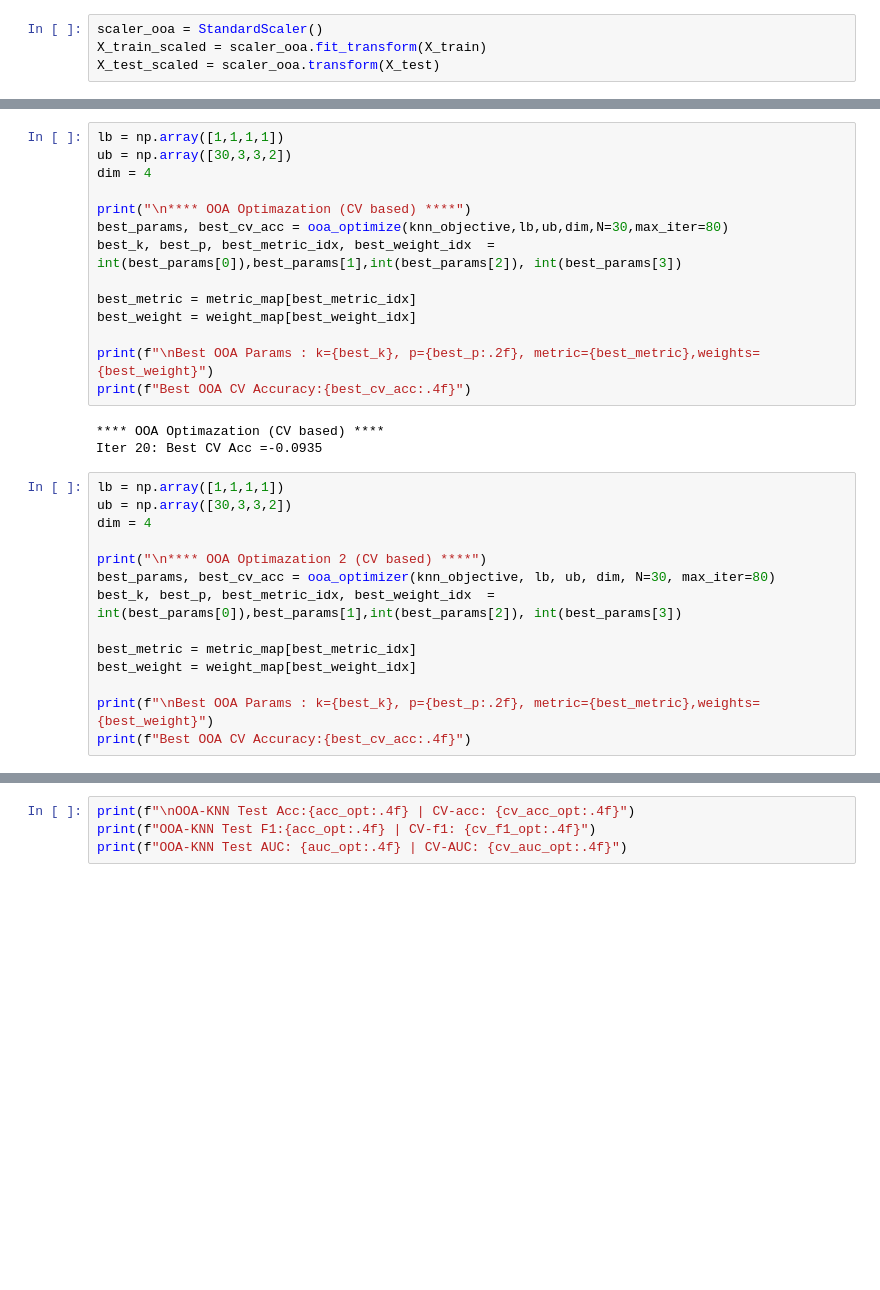
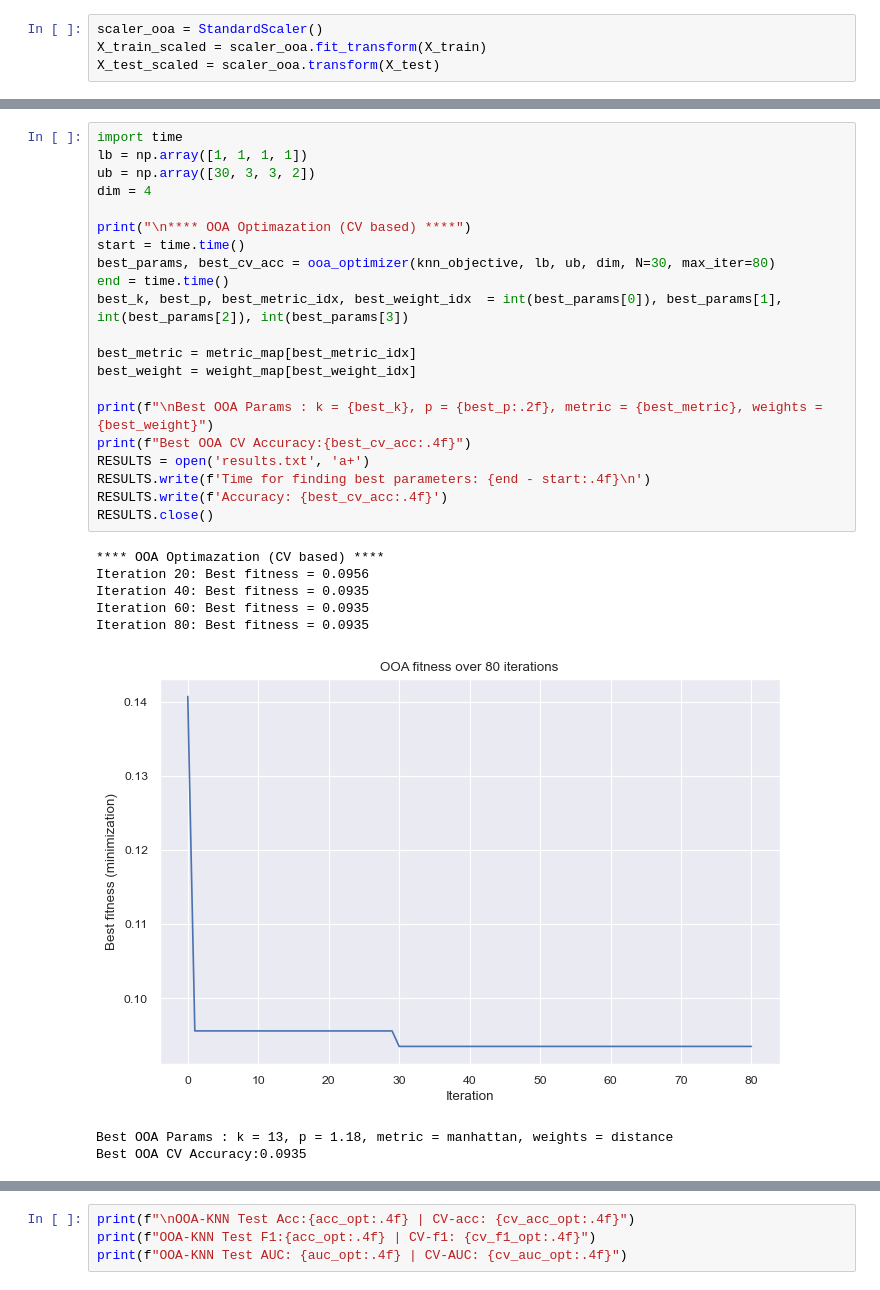
Before and after one commit to ferayame/OOA, a Jupyter notebook: scr/OOA-KNN.ipynb, the cells around one changed output, grey strips where cells are left out. Cells and saved outputs as stored; diff of their text form; blank space fills up the shorter version.

```diff
--- a/scr/OOA-KNN.ipynb
+++ b/scr/OOA-KNN.ipynb
@@ -364,32 +294,31 @@ def knn_objective(params):
 # %%
-lb = np.array([1,1,1,1])
-ub = np.array([30,3,3,2])
+import time
+lb = np.array([1, 1, 1, 1])
+ub = np.array([30, 3, 3, 2])
 dim = 4
 
 print("\n**** OOA Optimazation (CV based) ****")
-best_params, best_cv_acc = ooa_optimize(knn_objective,lb,ub,dim,N=30,max_iter=80)
-best_k, best_p, best_metric_idx, best_weight_idx  = int(best_params[0]),best_params[1],int(best_params[2]), int(best_params[3])
+start = time.time()
+best_params, best_cv_acc = ooa_optimizer(knn_objective, lb, ub, dim, N=30, max_iter=80)
+end = time.time()
+best_k, best_p, best_metric_idx, best_weight_idx  = int(best_params[0]), best_params[1], int(best_params[2]), int(best_params[3])
 
 best_metric = metric_map[best_metric_idx]
 best_weight = weight_map[best_weight_idx]
 
-print(f"\nBest OOA Params : k={best_k}, p={best_p:.2f}, metric={best_metric},weights={best_weight}")
+print(f"\nBest OOA Params : k = {best_k}, p = {best_p:.2f}, metric = {best_metric}, weights = {best_weight}")
 print(f"Best OOA CV Accuracy:{best_cv_acc:.4f}")
+RESULTS = open('results.txt', 'a+')
+RESULTS.write(f'Time for finding best parameters: {end - start:.4f}\n')
+RESULTS.write(f'Accuracy: {best_cv_acc:.4f}')
+RESULTS.close()
 # %% [output]
 **** OOA Optimazation (CV based) ****
-Iter 20: Best CV Acc =-0.0935
+Iteration 20: Best fitness = 0.0956
+Iteration 40: Best fitness = 0.0935
+Iteration 60: Best fitness = 0.0935
+Iteration 80: Best fitness = 0.0935
+[figure, added]
+Best OOA Params : k = 13, p = 1.18, metric = manhattan, weights = distance
+Best OOA CV Accuracy:0.0935
-# %%
-lb = np.array([1,1,1,1])
-ub = np.array([30,3,3,2])
-dim = 4
-
-print("\n**** OOA Optimazation 2 (CV based) ****")
-best_params, best_cv_acc = ooa_optimizer(knn_objective, lb, ub, dim, N=30, max_iter=80)
-best_k, best_p, best_metric_idx, best_weight_idx  = int(best_params[0]),best_params[1],int(best_params[2]), int(best_params[3])
-
-best_metric = metric_map[best_metric_idx]
-best_weight = weight_map[best_weight_idx]
-
-print(f"\nBest OOA Params : k={best_k}, p={best_p:.2f}, metric={best_metric},weights={best_weight}")
-print(f"Best OOA CV Accuracy:{best_cv_acc:.4f}")
 # %%
```
Also changed, not shown: parts of 7 cells of this notebook, 8 other files.
